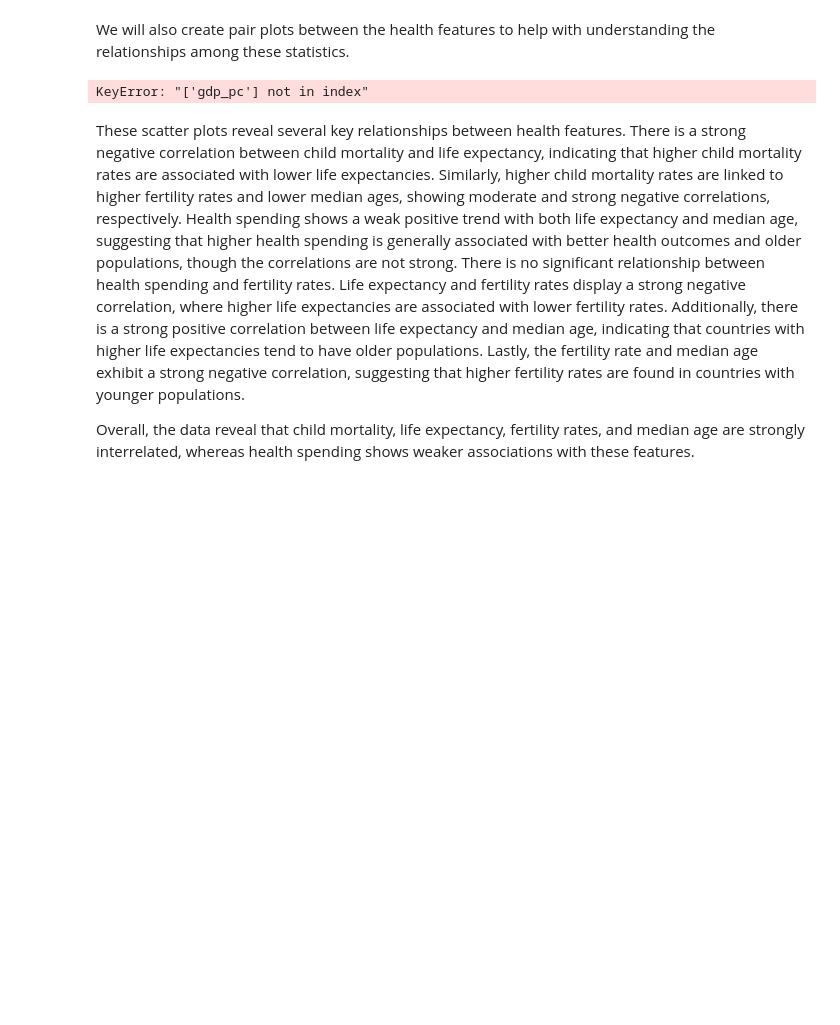
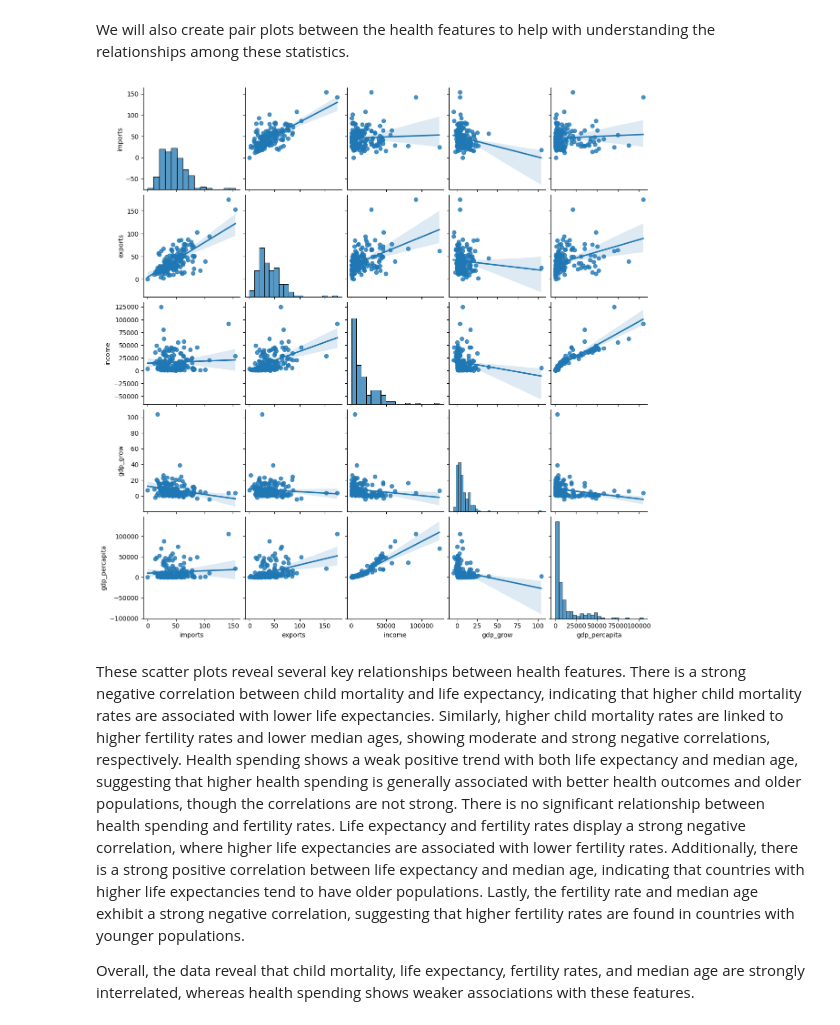
Before and after one commit to 0danylo/0danylo.github.io, a Jupyter notebook: final.ipynb, the cells around one changed output. Cells and saved outputs as stored; diff of their text form; code cells hidden in the pictures; blank space fills up the shorter version.

```diff
--- a/final.ipynb
+++ b/final.ipynb
@@ -187,13 +188,10 @@ In summary, while imports, exports, and income have moderate to strong correlati
 # %% [markdown]
 We will also create pair plots between the health features to help with understanding the relationships among these statistics.
 # %%
-# make the data numeric
-df[['imports', 'exports', 'income', 'gdp_grow', 'gdp_pc']] = df[['imports', 'exports', 'income', 'gdp_grow', 'gdp_pc']].apply(pd.to_numeric)
-
-sns.pairplot(df[['imports', 'exports', 'income', 'gdp_grow', 'gdp_pc']], kind='reg')
+sns.pairplot(df[['imports', 'exports', 'income', 'gdp_grow', 'gdp_percapita']], kind='reg')
 plt.show()
 # %% [output]
-KeyError: "['gdp_pc'] not in index"
+[figure, added]
 # %% [markdown]
 These scatter plots reveal several key relationships between health features. There is a strong negative correlation between child mortality and life expectancy, indicating that higher child mortality rates are associated with lower life expectancies. Similarly, higher child mortality rates are linked to higher fertility rates and lower median ages, showing moderate and strong negative correlations, respectively. Health spending shows a weak positive trend with both life expectancy and median age, suggesting that higher health spending is generally associated with better health outcomes and older populations, though the correlations are not strong. There is no significant relationship between health spending and fertility rates. Life expectancy and fertility rates display a strong negative correlation, where higher life expectancies are associated with lower fertility rates. Additionally, there is a strong positive correlation between life expectancy and median age, indicating that countries with higher life expectancies tend to have older populations. Lastly, the fertility rate and median age exhibit a strong negative correlation, suggesting that higher fertility rates are found in countries with younger populations.
 
```
Also changed, not shown: parts of 4 cells of this notebook.
